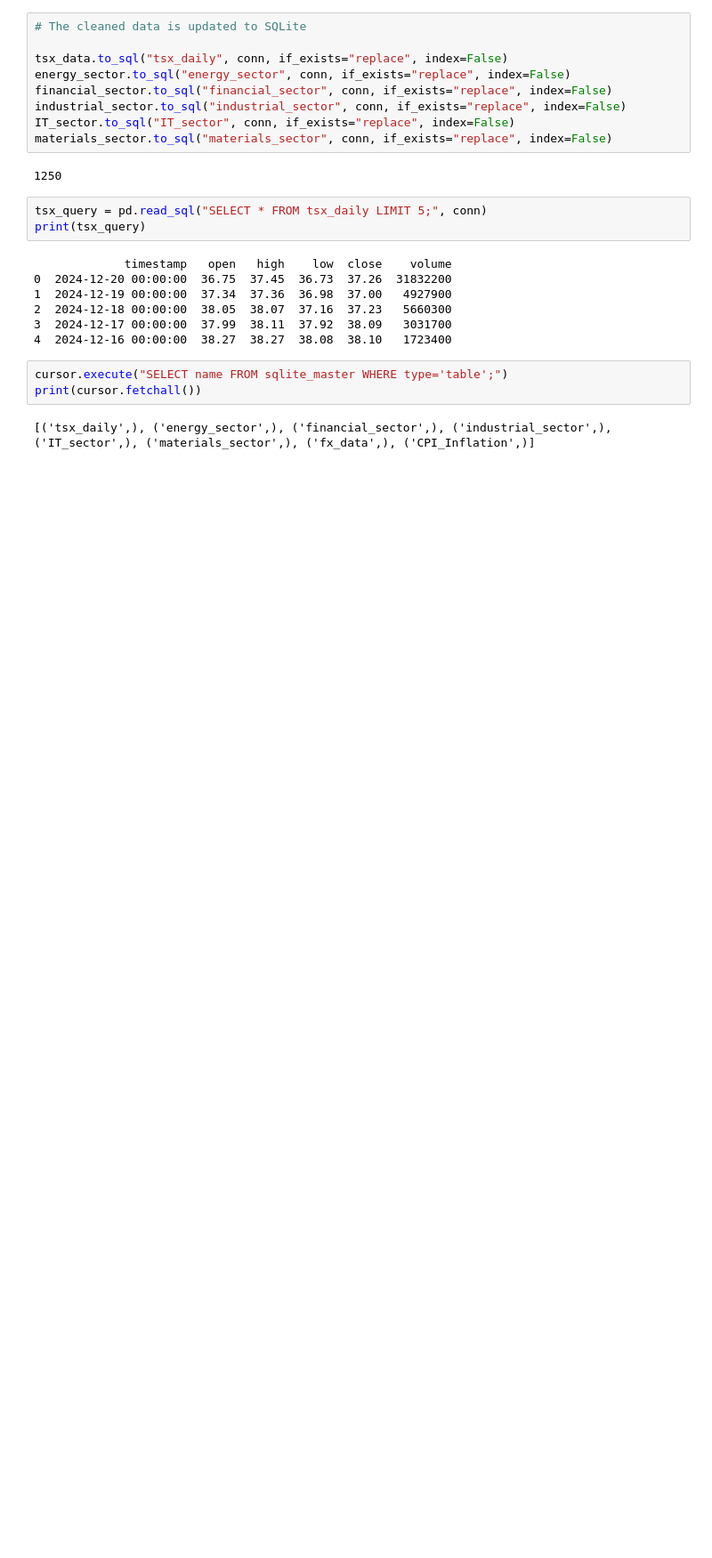
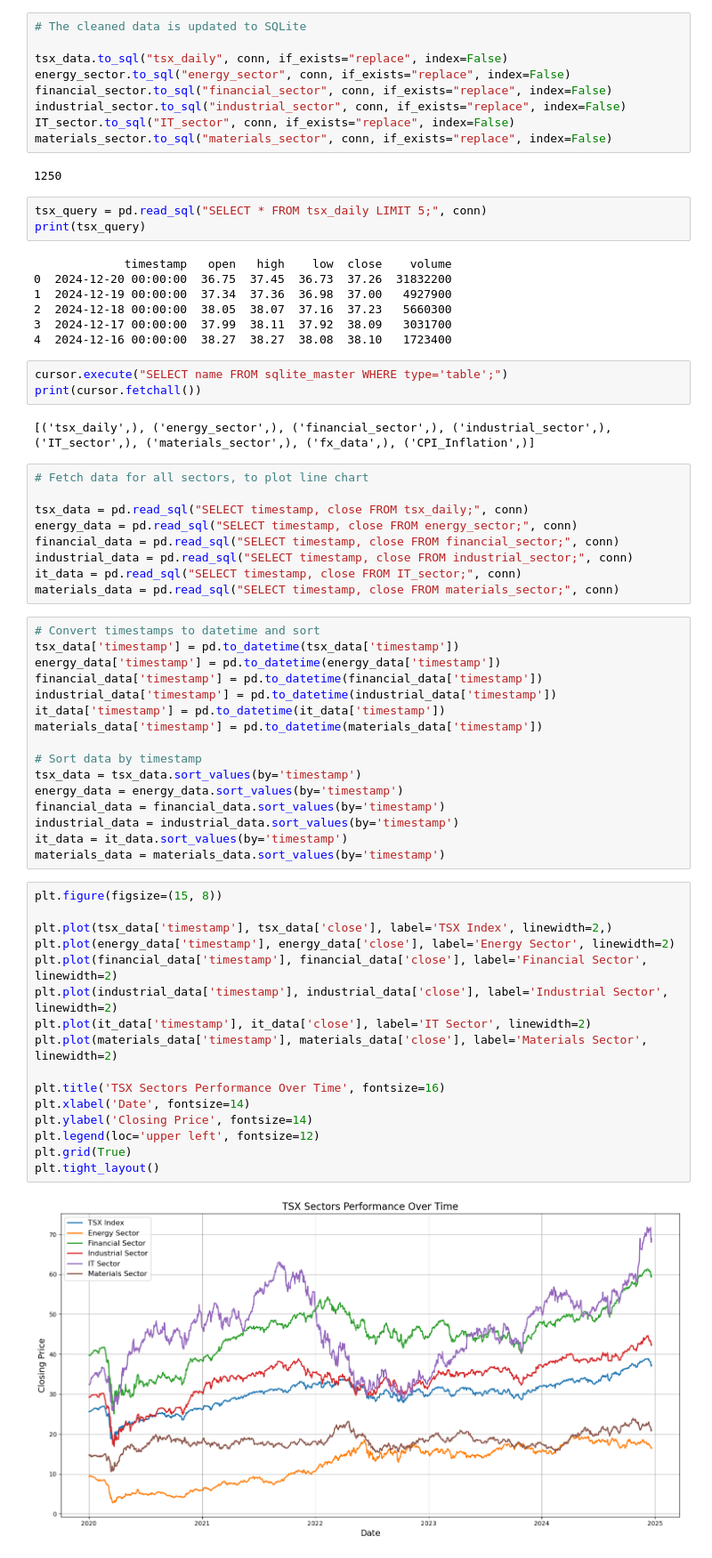
Before and after one commit to talazubi/Project-3-CA-Economic-Performance, a Jupyter notebook: Project 3 - Ammar.ipynb, the cells around one changed output. Shown at 89% size. Drawn from its saved outputs; the diff is of its cells as text; blank space fills up the shorter version.

Commit message:
Latest Visualisations

```diff
--- a/Project 3 - Ammar.ipynb
+++ b/Project 3 - Ammar.ipynb
@@ -180,3 +180,46 @@ cursor.execute("SELECT name FROM sqlite_master WHERE type='table';")
 print(cursor.fetchall())
 # %% [output]
 [('tsx_daily',), ('energy_sector',), ('financial_sector',), ('industrial_sector',), ('IT_sector',), ('materials_sector',), ('fx_data',), ('CPI_Inflation',)]
+# %%
+# Fetch data for all sectors, to plot line chart
+
+tsx_data = pd.read_sql("SELECT timestamp, close FROM tsx_daily;", conn)
+energy_data = pd.read_sql("SELECT timestamp, close FROM energy_sector;", conn)
+financial_data = pd.read_sql("SELECT timestamp, close FROM financial_sector;", conn)
+industrial_data = pd.read_sql("SELECT timestamp, close FROM industrial_sector;", conn)
+it_data = pd.read_sql("SELECT timestamp, close FROM IT_sector;", conn)
+materials_data = pd.read_sql("SELECT timestamp, close FROM materials_sector;", conn)
+# %%
+# Convert timestamps to datetime and sort
+tsx_data['timestamp'] = pd.to_datetime(tsx_data['timestamp'])
+energy_data['timestamp'] = pd.to_datetime(energy_data['timestamp'])
+financial_data['timestamp'] = pd.to_datetime(financial_data['timestamp'])
+industrial_data['timestamp'] = pd.to_datetime(industrial_data['timestamp'])
+it_data['timestamp'] = pd.to_datetime(it_data['timestamp'])
+materials_data['timestamp'] = pd.to_datetime(materials_data['timestamp'])
+
+# Sort data by timestamp
+tsx_data = tsx_data.sort_values(by='timestamp')
+energy_data = energy_data.sort_values(by='timestamp')
+financial_data = financial_data.sort_values(by='timestamp')
+industrial_data = industrial_data.sort_values(by='timestamp')
+it_data = it_data.sort_values(by='timestamp')
+materials_data = materials_data.sort_values(by='timestamp')
+# %%
+plt.figure(figsize=(15, 8))
+
+plt.plot(tsx_data['timestamp'], tsx_data['close'], label='TSX Index', linewidth=2,)
+plt.plot(energy_data['timestamp'], energy_data['close'], label='Energy Sector', linewidth=2)
+plt.plot(financial_data['timestamp'], financial_data['close'], label='Financial Sector', linewidth=2)
+plt.plot(industrial_data['timestamp'], industrial_data['close'], label='Industrial Sector', linewidth=2)
+plt.plot(it_data['timestamp'], it_data['close'], label='IT Sector', linewidth=2)
+plt.plot(materials_data['timestamp'], materials_data['close'], label='Materials Sector', linewidth=2)
+
+plt.title('TSX Sectors Performance Over Time', fontsize=16)
+plt.xlabel('Date', fontsize=14)
+plt.ylabel('Closing Price', fontsize=14)
+plt.legend(loc='upper left', fontsize=12)
+plt.grid(True)
+plt.tight_layout()
+# %% [output]
+[figure, added]
```
Also changed, not shown: parts of 3 cells of this notebook.
